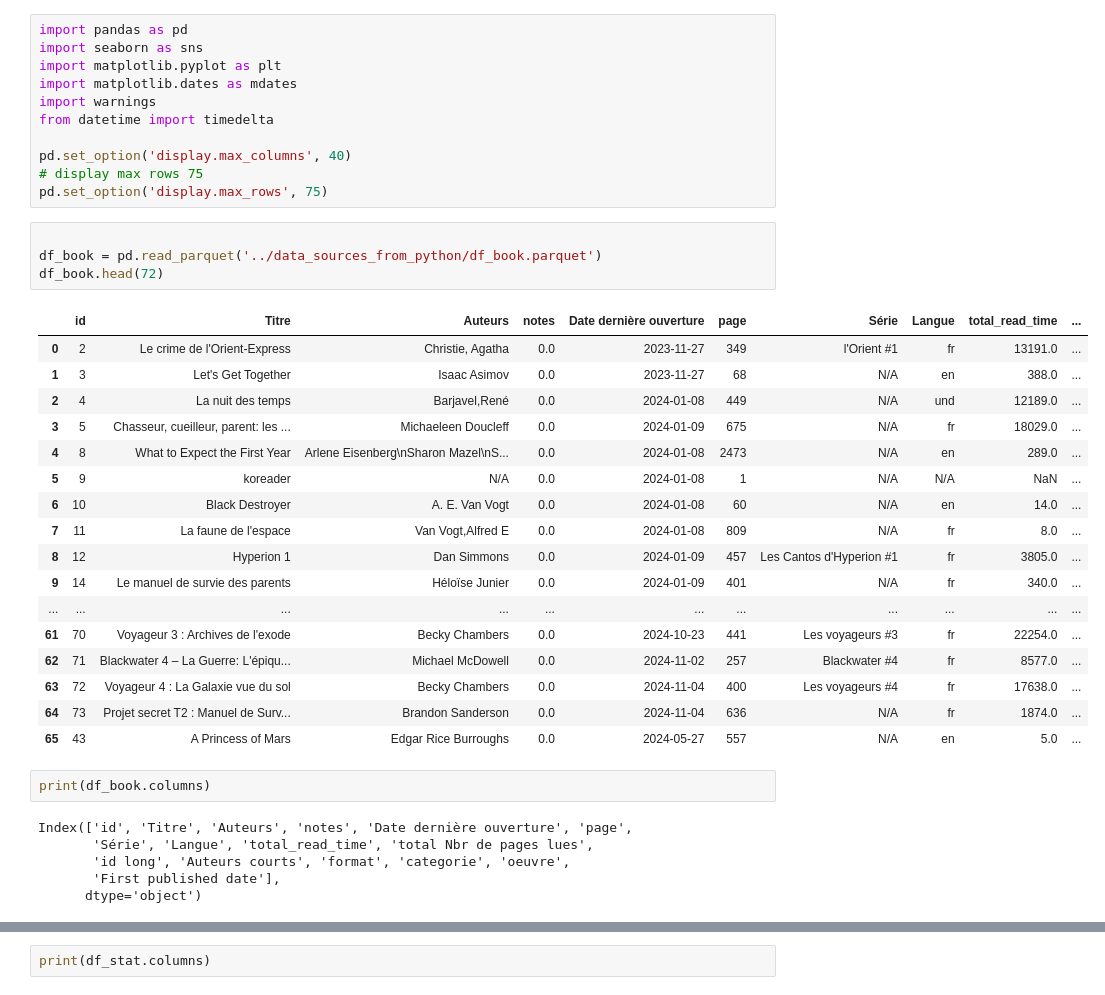
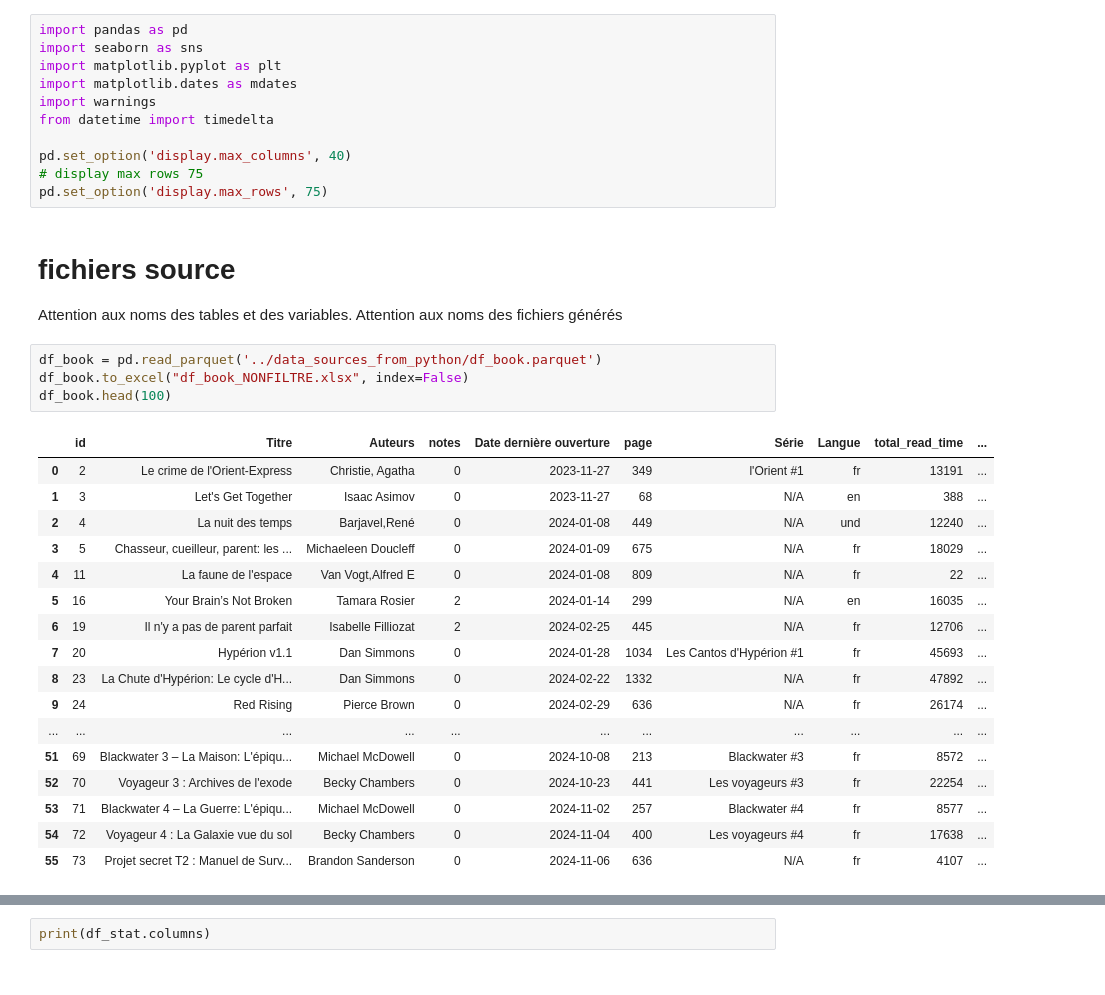
Before and after one commit to ChrisOlv/book_data_analysis, a Jupyter notebook: dataviz/dataviz.ipynb, the cells around one changed output, grey strips where cells are left out. Drawn from its saved outputs; the diff is of its cells as text.

```diff
--- a/dataviz/dataviz.ipynb
+++ b/dataviz/dataviz.ipynb
@@ -31,35 +31,31 @@ from datetime import timedelta
 pd.set_option('display.max_columns', 40)
 # display max rows 75
 pd.set_option('display.max_rows', 75)
+# %% [markdown]
+# fichiers source
+Attention aux noms des tables et des variables.
+Attention aux noms des fichiers générés
 # %%
-
 df_book = pd.read_parquet('../data_sources_from_python/df_book.parquet')
-df_book.head(72)
+df_book.to_excel("df_book_NONFILTRE.xlsx", index=False)
+df_book.head(100)
 # %% [output]
 |  | id | Titre | Auteurs | notes | Date dernière ouverture | page | Série | Langue | total_read_time | ... |
-| 0 | 2 | Le crime de l'Orient-Express | Christie, Agatha | 0.0 | 2023-11-27 | 349 | l'Orient #1 | fr | 13191.0 | ... |
-| 1 | 3 | Let's Get Together | Isaac Asimov | 0.0 | 2023-11-27 | 68 | N/A | en | 388.0 | ... |
-| 2 | 4 | La nuit des temps | Barjavel,René | 0.0 | 2024-01-08 | 449 | N/A | und | 12189.0 | ... |
-| 3 | 5 | Chasseur, cueilleur, parent: les ... | Michaeleen Doucleff | 0.0 | 2024-01-09 | 675 | N/A | fr | 18029.0 | ... |
-| 4 | 8 | What to Expect the First Year | Arlene Eisenberg\nSharon Mazel\nS... | 0.0 | 2024-01-08 | 2473 | N/A | en | 289.0 | ... |
-| 5 | 9 | koreader | N/A | 0.0 | 2024-01-08 | 1 | N/A | N/A | NaN | ... |
-| 6 | 10 | Black Destroyer | A. E. Van Vogt | 0.0 | 2024-01-08 | 60 | N/A | en | 14.0 | ... |
-| 7 | 11 | La faune de l'espace | Van Vogt,Alfred E | 0.0 | 2024-01-08 | 809 | N/A | fr | 8.0 | ... |
-| 8 | 12 | Hyperion 1 | Dan Simmons | 0.0 | 2024-01-09 | 457 | Les Cantos d'Hyperion #1 | fr | 3805.0 | ... |
-| 9 | 14 | Le manuel de survie des parents | Héloïse Junier | 0.0 | 2024-01-09 | 401 | N/A | fr | 340.0 | ... |
+| 0 | 2 | Le crime de l'Orient-Express | Christie, Agatha | 0 | 2023-11-27 | 349 | l'Orient #1 | fr | 13191 | ... |
+| 1 | 3 | Let's Get Together | Isaac Asimov | 0 | 2023-11-27 | 68 | N/A | en | 388 | ... |
+| 2 | 4 | La nuit des temps | Barjavel,René | 0 | 2024-01-08 | 449 | N/A | und | 12240 | ... |
+| 3 | 5 | Chasseur, cueilleur, parent: les ... | Michaeleen Doucleff | 0 | 2024-01-09 | 675 | N/A | fr | 18029 | ... |
+| 4 | 11 | La faune de l'espace | Van Vogt,Alfred E | 0 | 2024-01-08 | 809 | N/A | fr | 22 | ... |
+| 5 | 16 | Your Brain’s Not Broken | Tamara Rosier | 2 | 2024-01-14 | 299 | N/A | en | 16035 | ... |
+| 6 | 19 | Il n'y a pas de parent parfait | Isabelle Filliozat | 2 | 2024-02-25 | 445 | N/A | fr | 12706 | ... |
+| 7 | 20 | Hypérion v1.1 | Dan Simmons | 0 | 2024-01-28 | 1034 | Les Cantos d'Hypérion #1 | fr | 45693 | ... |
+| 8 | 23 | La Chute d'Hypérion: Le cycle d'H... | Dan Simmons | 0 | 2024-02-22 | 1332 | N/A | fr | 47892 | ... |
+| 9 | 24 | Red Rising | Pierce Brown | 0 | 2024-02-29 | 636 | N/A | fr | 26174 | ... |
 | ... | ... | ... | ... | ... | ... | ... | ... | ... | ... | ... |
-| 61 | 70 | Voyageur 3 : Archives de l'exode | Becky Chambers | 0.0 | 2024-10-23 | 441 | Les voyageurs #3 | fr | 22254.0 | ... |
-| 62 | 71 | Blackwater 4 – La Guerre: L'épiqu... | Michael McDowell | 0.0 | 2024-11-02 | 257 | Blackwater #4 | fr | 8577.0 | ... |
-| 63 | 72 | Voyageur 4 : La Galaxie vue du sol | Becky Chambers | 0.0 | 2024-11-04 | 400 | Les voyageurs #4 | fr | 17638.0 | ... |
-| 64 | 73 | Projet secret T2 : Manuel de Surv... | Brandon Sanderson | 0.0 | 2024-11-04 | 636 | N/A | fr | 1874.0 | ... |
-| 65 | 43 | A Princess of Mars | Edgar Rice Burroughs | 0.0 | 2024-05-27 | 557 | N/A | en | 5.0 | ... |
+| 51 | 69 | Blackwater 3 – La Maison: L'épiqu... | Michael McDowell | 0 | 2024-10-08 | 213 | Blackwater #3 | fr | 8572 | ... |
+| 52 | 70 | Voyageur 3 : Archives de l'exode | Becky Chambers | 0 | 2024-10-23 | 441 | Les voyageurs #3 | fr | 22254 | ... |
+| 53 | 71 | Blackwater 4 – La Guerre: L'épiqu... | Michael McDowell | 0 | 2024-11-02 | 257 | Blackwater #4 | fr | 8577 | ... |
+| 54 | 72 | Voyageur 4 : La Galaxie vue du sol | Becky Chambers | 0 | 2024-11-04 | 400 | Les voyageurs #4 | fr | 17638 | ... |
+| 55 | 73 | Projet secret T2 : Manuel de Surv... | Brandon Sanderson | 0 | 2024-11-06 | 636 | N/A | fr | 4107 | ... |
-# %%
-print(df_book.columns)
-# %% [output]
-Index(['id', 'Titre', 'Auteurs', 'notes', 'Date dernière ouverture', 'page',
-       'Série', 'Langue', 'total_read_time', 'total Nbr de pages lues',
-       'id long', 'Auteurs courts', 'format', 'categorie', 'oeuvre',
-       'First published date'],
-      dtype='object')
 # %%
 df_stat = pd.read_parquet('../data_sources_from_python/stats_lecture.parquet')
```
Also changed, not shown: parts of 2 cells of this notebook, 9 other files.
